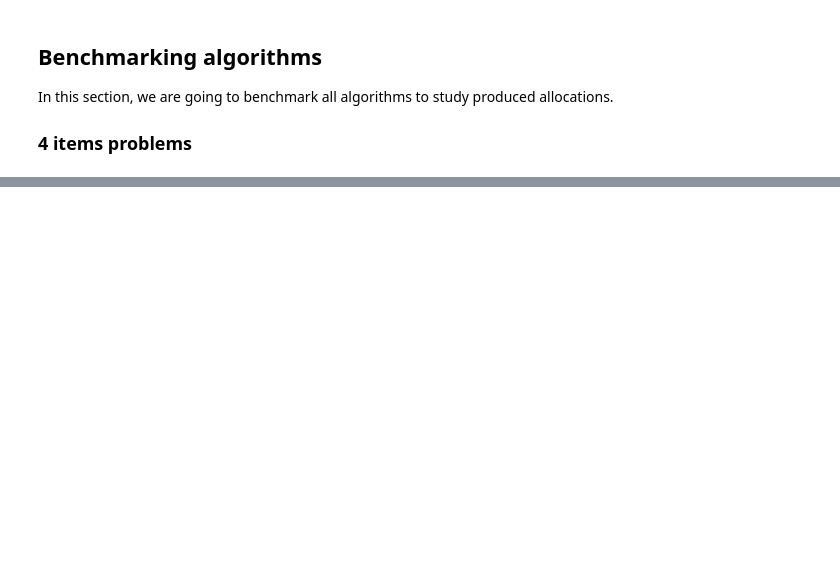
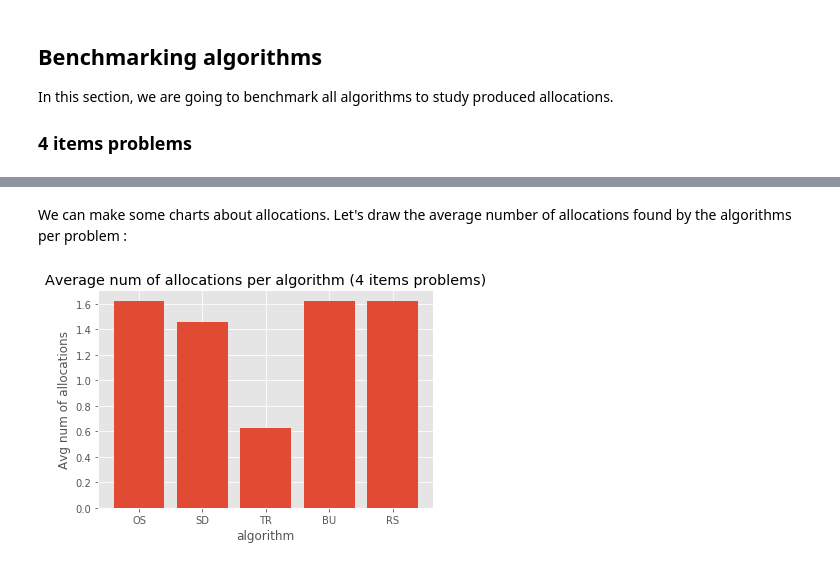
Before and after one commit to p76dub/2P-FairDivision-IndivisibleItems, a Jupyter notebook: FairDiv.ipynb, the cells around one changed output, grey strips where cells are left out. Cells and saved outputs as stored; diff of their text form; code cells hidden in the pictures; blank space fills up the shorter version.

```diff
--- a/FairDiv.ipynb
+++ b/FairDiv.ipynb
@@ -576,0 +581,34 @@ print(benchmark.run())
+# %% [markdown]
+We can make some charts about allocations. Let's draw the average number of allocations found by the algorithms per problem :
+# %%
+%matplotlib inline
+import matplotlib
+import matplotlib.pyplot as plt
+
+
+# Set style
+plt.style.use('ggplot')
+
+# Gather data
+x = [k for k in result]
+y = []
+for algo in x:
+    avg = 0
+    for pb in result[algo]:
+        avg += len(result[algo][pb].data)
+    avg /= len(result[algo])
+    y.append(avg)
+
+# Draw
+fig, ax = plt.subplots()
+ax.bar(x, y)
+
+# Misc
+ax.set(
+    xlabel='algorithm',
+    ylabel='Avg num of allocations',
+    title='Average num of allocations per algorithm (4 items problems)'
+)
+plt.show()
+# %% [output]
+[figure, added]
```
Also changed, not shown: parts of 19 cells of this notebook, 3 other files.
